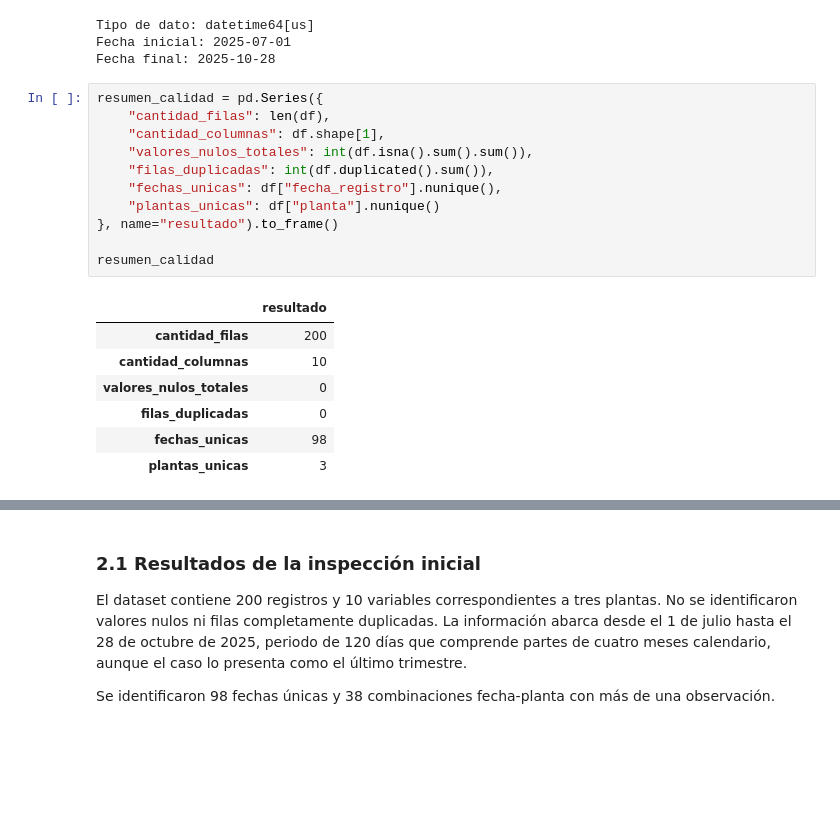
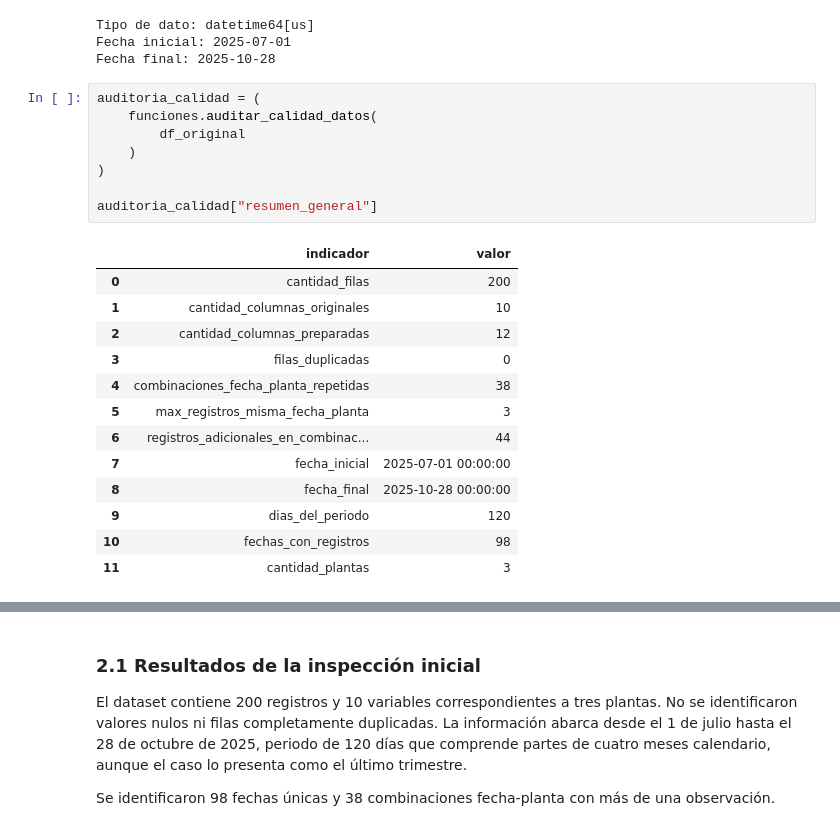
Before and after one commit to Fabyarrue/ciencia-datos-unidad-3-aqualimpia, a Jupyter notebook: analisis_aqualimpia.ipynb, the cells around one changed output, grey strips where cells are left out. Drawn from its saved outputs; the diff is of its cells as text; blank space fills up the shorter version.

```diff
--- a/analisis_aqualimpia.ipynb
+++ b/analisis_aqualimpia.ipynb
@@ -116,22 +144,25 @@ Tipo de dato: datetime64[us]
 Fecha inicial: 2025-07-01
 Fecha final: 2025-10-28
 # %%
-resumen_calidad = pd.Series({
-    "cantidad_filas": len(df),
-    "cantidad_columnas": df.shape[1],
-    "valores_nulos_totales": int(df.isna().sum().sum()),
-    "filas_duplicadas": int(df.duplicated().sum()),
-    "fechas_unicas": df["fecha_registro"].nunique(),
-    "plantas_unicas": df["planta"].nunique()
-}, name="resultado").to_frame()
+auditoria_calidad = (
+    funciones.auditar_calidad_datos(
+        df_original
+    )
+)
 
-resumen_calidad
+auditoria_calidad["resumen_general"]
 # %% [output]
-|  | resultado |
-| cantidad_filas | 200 |
-| cantidad_columnas | 10 |
-| valores_nulos_totales | 0 |
-| filas_duplicadas | 0 |
-| fechas_unicas | 98 |
-| plantas_unicas | 3 |
+|  | indicador | valor |
+| 0 | cantidad_filas | 200 |
+| 1 | cantidad_columnas_originales | 10 |
+| 2 | cantidad_columnas_preparadas | 12 |
+| 3 | filas_duplicadas | 0 |
+| 4 | combinaciones_fecha_planta_repetidas | 38 |
+| 5 | max_registros_misma_fecha_planta | 3 |
+| 6 | registros_adicionales_en_combinac... | 44 |
+| 7 | fecha_inicial | 2025-07-01 00:00:00 |
+| 8 | fecha_final | 2025-10-28 00:00:00 |
+| 9 | dias_del_periodo | 120 |
+| 10 | fechas_con_registros | 98 |
+| 11 | cantidad_plantas | 3 |
 # %%
```
Also changed, not shown: parts of 21 cells of this notebook, 8 other files.
